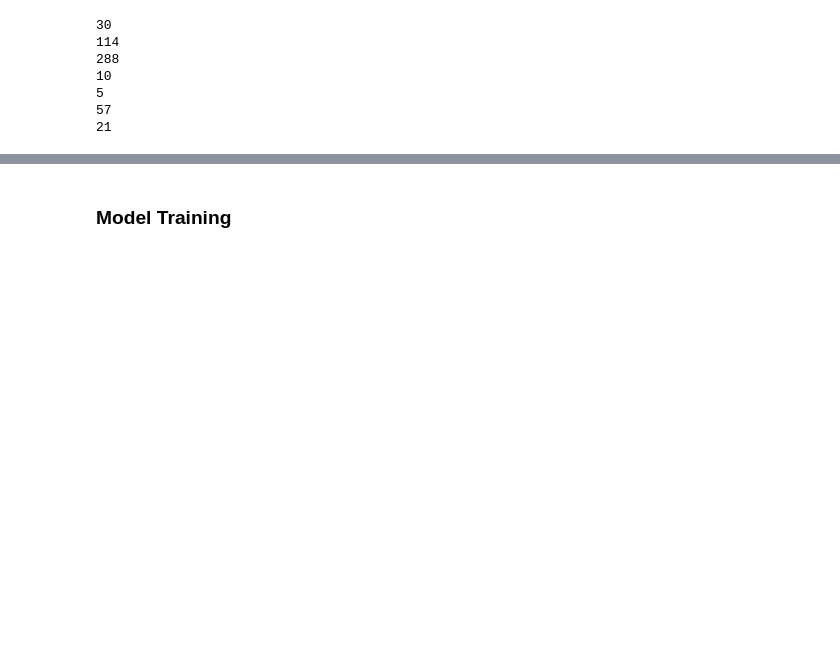
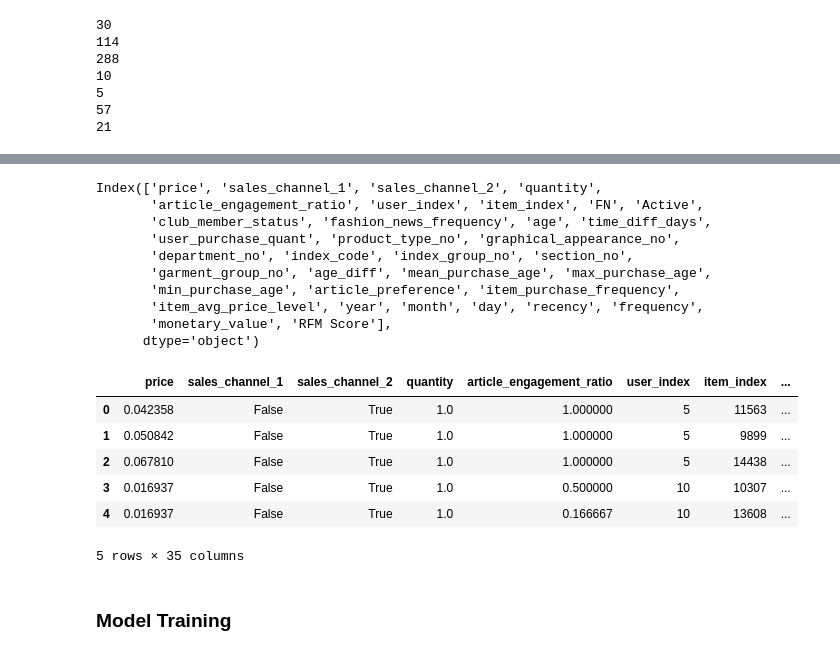
Before and after one commit to Afats/HnM-recco, a Jupyter notebook: hnm-notebook.ipynb, the cells around one changed output, grey strips where cells are left out. Cells and saved outputs as stored; diff of their text form; code cells hidden in the pictures; blank space fills up the shorter version.

```diff
--- a/hnm-notebook.ipynb
+++ b/hnm-notebook.ipynb
@@ -999,0 +1102,23 @@ df.head()
+# %%
+final_df = df.drop(['t_dat'], axis=1).copy()
+# print all column names in final_df
+print(final_df.columns)
+final_df.head()
+# %% [output]
+Index(['price', 'sales_channel_1', 'sales_channel_2', 'quantity',
+       'article_engagement_ratio', 'user_index', 'item_index', 'FN', 'Active',
+       'club_member_status', 'fashion_news_frequency', 'age', 'time_diff_days',
+       'user_purchase_quant', 'product_type_no', 'graphical_appearance_no',
+       'department_no', 'index_code', 'index_group_no', 'section_no',
+       'garment_group_no', 'age_diff', 'mean_purchase_age', 'max_purchase_age',
+       'min_purchase_age', 'article_preference', 'item_purchase_frequency',
+       'item_avg_price_level', 'year', 'month', 'day', 'recency', 'frequency',
+       'monetary_value', 'RFM Score'],
+      dtype='object')
+|  | price | sales_channel_1 | sales_channel_2 | quantity | article_engagement_ratio | user_index | item_index | ... |
+| 0 | 0.042358 | False | True | 1.0 | 1.000000 | 5 | 11563 | ... |
+| 1 | 0.050842 | False | True | 1.0 | 1.000000 | 5 | 9899 | ... |
+| 2 | 0.067810 | False | True | 1.0 | 1.000000 | 5 | 14438 | ... |
+| 3 | 0.016937 | False | True | 1.0 | 0.500000 | 10 | 10307 | ... |
+| 4 | 0.016937 | False | True | 1.0 | 0.166667 | 10 | 13608 | ... |
+5 rows × 35 columns
```
Also changed, not shown: parts of 17 cells of this notebook.
